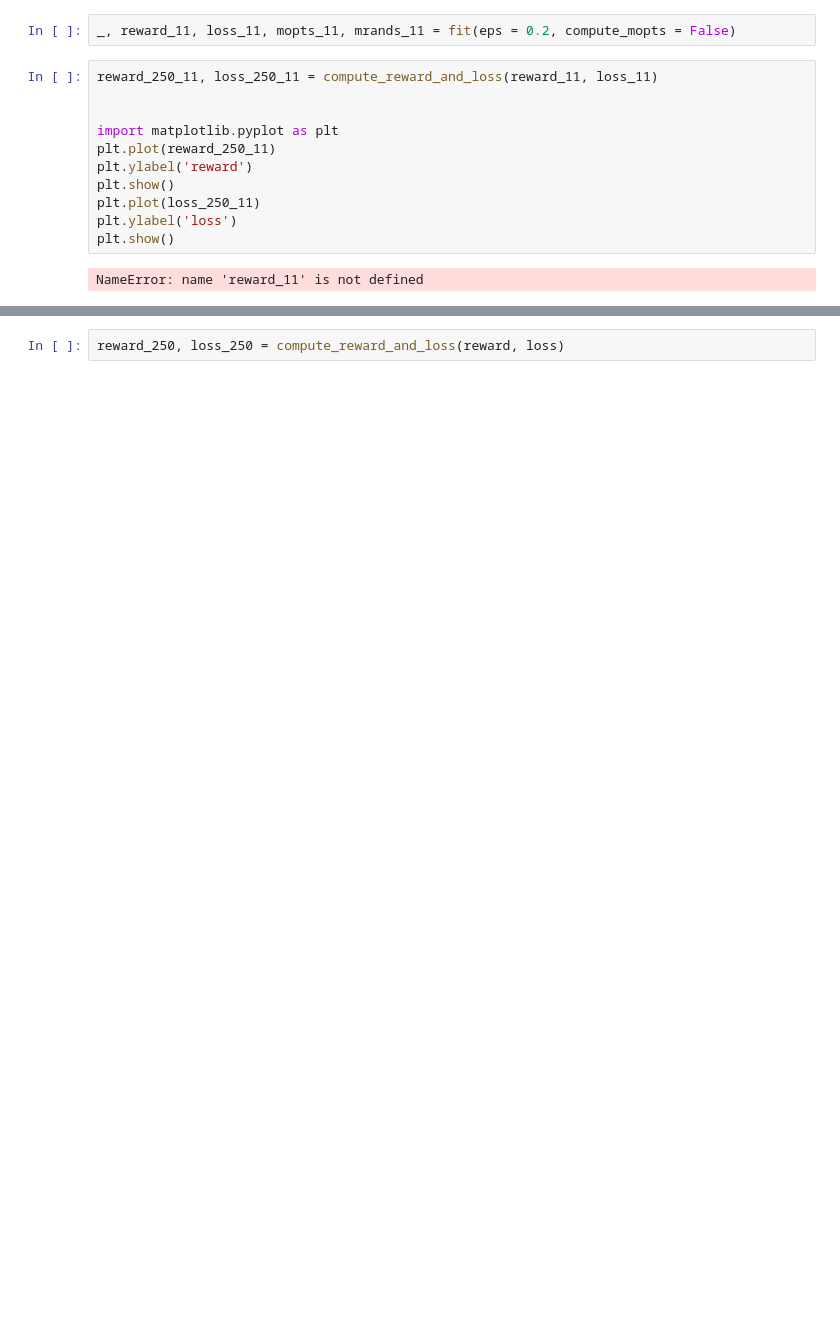
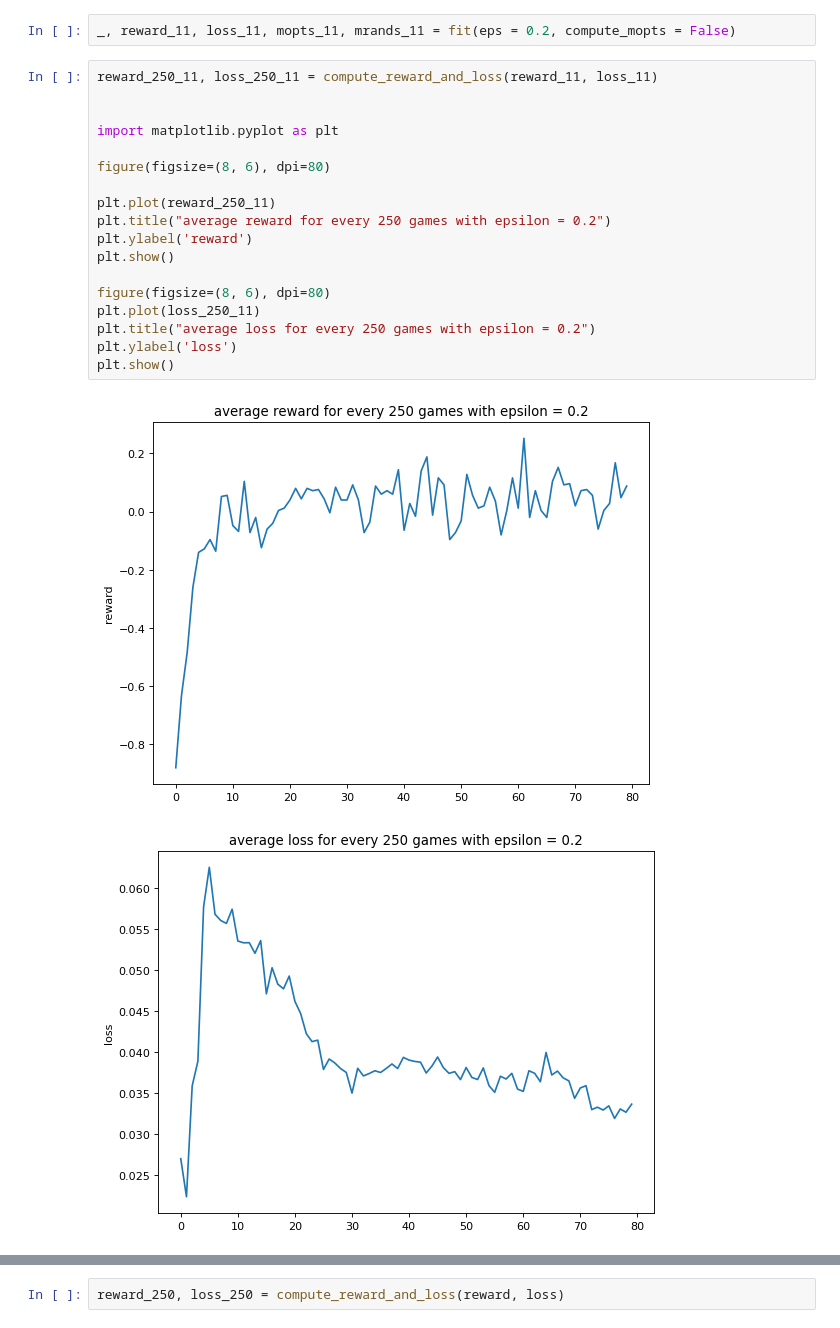
Before and after one commit to wiggleman/CS-456-project, a Jupyter notebook: DQN.ipynb, the cells around one changed output, grey strips where cells are left out. Saved outputs shown, nothing was run; the diff lists cells and outputs as text; blank space fills up the shorter version.

```diff
--- a/DQN.ipynb
+++ b/DQN.ipynb
@@ -551,13 +553,21 @@ _, reward_11, loss_11, mopts_11, mrands_11 = fit(eps = 0.2, compute_mopts = Fals
 # %%
 reward_250_11, loss_250_11 = compute_reward_and_loss(reward_11, loss_11)
 
 
 import matplotlib.pyplot as plt
+
+figure(figsize=(8, 6), dpi=80)
+
 plt.plot(reward_250_11)
+plt.title("average reward for every 250 games with epsilon = 0.2")
 plt.ylabel('reward')
 plt.show()
+
+figure(figsize=(8, 6), dpi=80)
 plt.plot(loss_250_11)
+plt.title("average loss for every 250 games with epsilon = 0.2")
 plt.ylabel('loss')
 plt.show()
 # %% [output]
-NameError: name 'reward_11' is not defined
+[figure, added]
+[figure, added]
```
Also changed, not shown: parts of 23 cells of this notebook, 1 other file.
